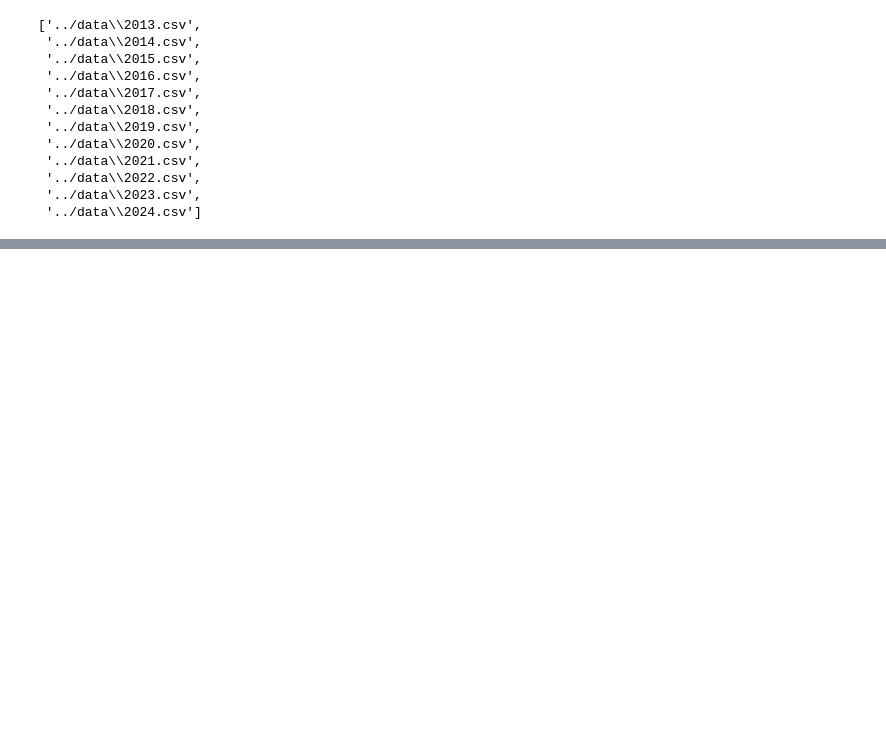
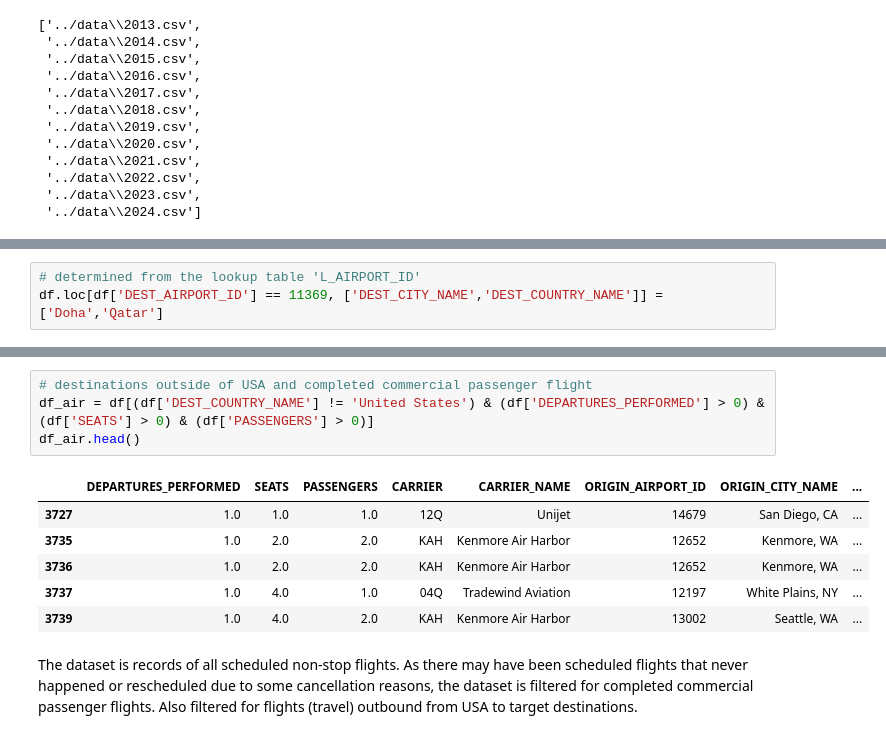
Before and after one commit to ballchajoe/Your-Next-Destination, a Jupyter notebook: notebooks/01-data-loading-cleaning.ipynb, the cells around one changed output, grey strips where cells are left out. Cells and saved outputs as stored; diff of their text form; blank space fills up the shorter version.

```diff
--- a/notebooks/01-data-loading-cleaning.ipynb
+++ b/notebooks/01-data-loading-cleaning.ipynb
@@ -259,0 +142,3 @@ df_air1.to_csv('capstone_data_cleaned.csv', index=False) # makes it not save an
+# %%
+# determined from the lookup table 'L_AIRPORT_ID'
+df.loc[df['DEST_AIRPORT_ID'] == 11369, ['DEST_CITY_NAME','DEST_COUNTRY_NAME']] = ['Doha','Qatar']
@@ -259,0 +190,13 @@ df_air1.to_csv('capstone_data_cleaned.csv', index=False) # makes it not save an
+# %%
+# destinations outside of USA and completed commercial passenger flight
+df_air = df[(df['DEST_COUNTRY_NAME'] != 'United States') & (df['DEPARTURES_PERFORMED'] > 0) & (df['SEATS'] > 0) & (df['PASSENGERS'] > 0)]
+df_air.head()
+# %% [output]
+|  | DEPARTURES_PERFORMED | SEATS | PASSENGERS | CARRIER | CARRIER_NAME | ORIGIN_AIRPORT_ID | ORIGIN_CITY_NAME | ... |
+| 3727 | 1.0 | 1.0 | 1.0 | 12Q | Unijet | 14679 | San Diego, CA | ... |
+| 3735 | 1.0 | 2.0 | 2.0 | KAH | Kenmore Air Harbor | 12652 | Kenmore, WA | ... |
+| 3736 | 1.0 | 2.0 | 2.0 | KAH | Kenmore Air Harbor | 12652 | Kenmore, WA | ... |
+| 3737 | 1.0 | 4.0 | 1.0 | 04Q | Tradewind Aviation | 12197 | White Plains, NY | ... |
+| 3739 | 1.0 | 4.0 | 2.0 | KAH | Kenmore Air Harbor | 13002 | Seattle, WA | ... |
+# %% [markdown]
+The dataset is records of all scheduled non-stop flights. As there may have been scheduled flights that never happened or rescheduled due to some cancellation reasons, the dataset is filtered for completed commercial passenger flights. Also filtered for flights (travel) outbound from USA to target destinations.
```
Also changed, not shown: parts of 53 cells of this notebook.
